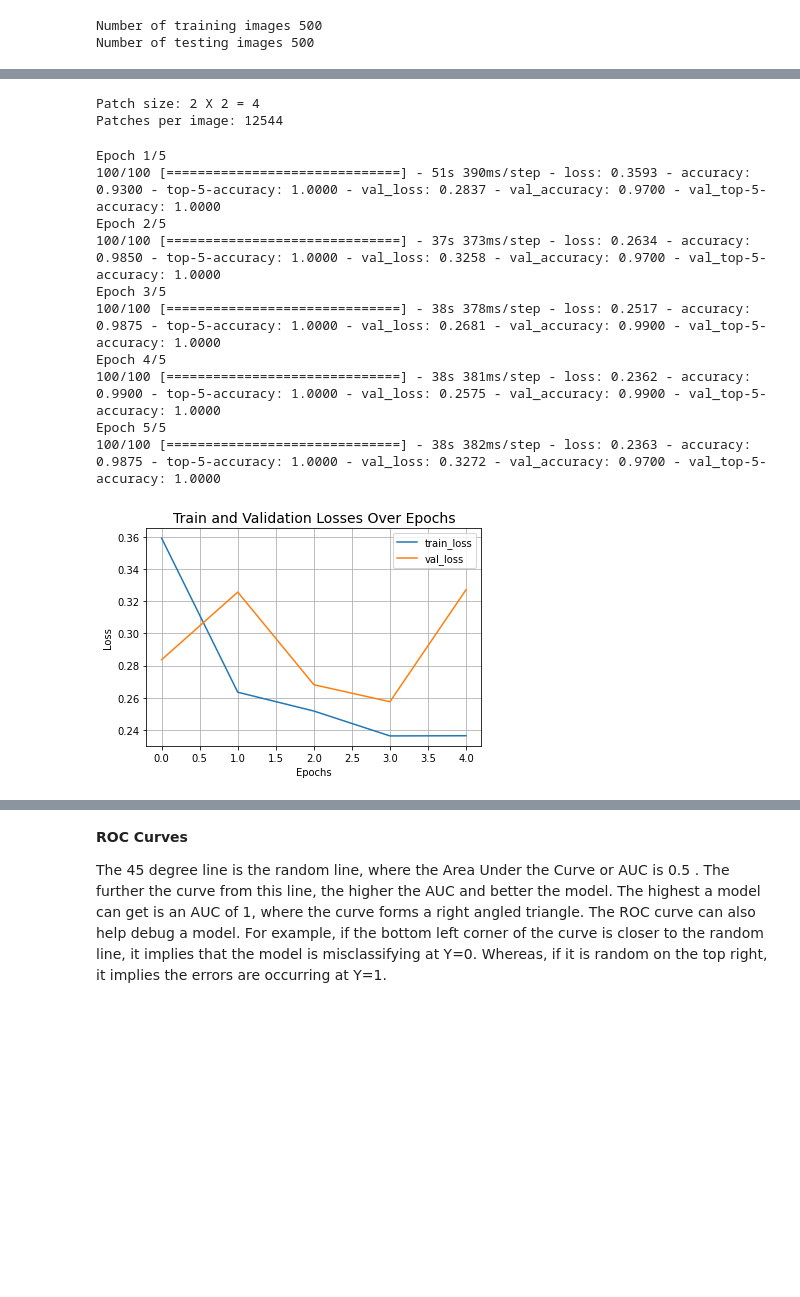
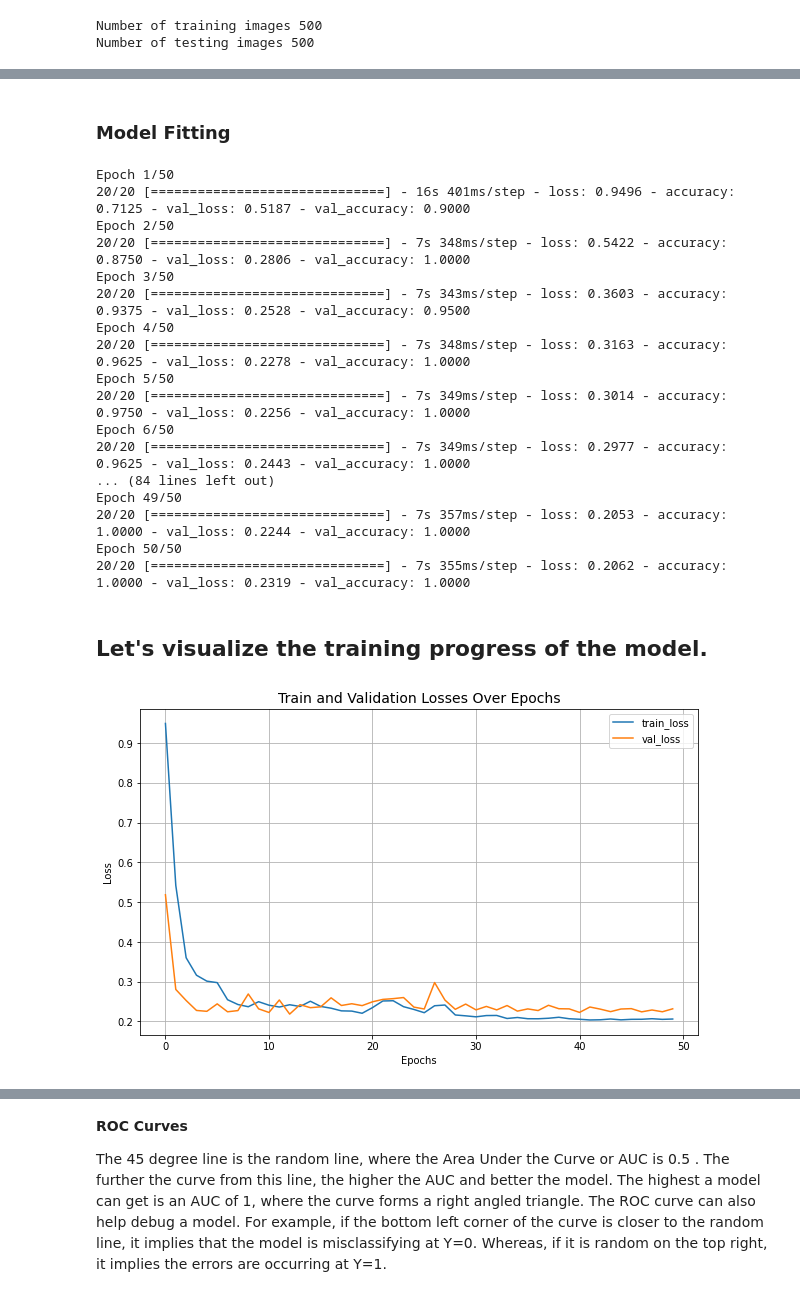
Before and after one commit to MHassaanButt/BreastCancerAI-DetectNet, a Jupyter notebook: breast-cancer-classification-using-external-attention-transformer.ipynb, the cells around one changed output, grey strips where cells are left out. Cells and saved outputs as stored; diff of their text form; code cells hidden in the pictures; blank space fills up the shorter version.

Commit message:
Kaggle Notebook | Breast Cancer Classification using EAT | Version 2

```diff
--- a/breast-cancer-classification-using-external-attention-transformer.ipynb
+++ b/breast-cancer-classification-using-external-attention-transformer.ipynb
@@ -451,25 +397,5 @@ BATCH_SIZE = 4
-# %%
-weight_decay = 0.0001
-learning_rate = 0.001
-label_smoothing = 0.1
-validation_split = 0.2
-batch_size = 128
-num_epochs = 50
-patch_size = 2  # Size of the patches to be extracted from the input images.
-num_patches = (input_shape[0] // patch_size) ** 2  # Number of patch
-embedding_dim = 64  # Number of hidden units.
-mlp_dim = 64
-dim_coefficient = 4
-num_heads = 4
-attention_dropout = 0.2
-projection_dropout = 0.2
-num_transformer_blocks = 8  # Number of repetitions of the transformer layer
-
-print(f"Patch size: {patch_size} X {patch_size} = {patch_size ** 2} ")
-print(f"Patches per image: {num_patches}")
-# %% [output]
-Patch size: 2 X 2 = 4
-Patches per image: 12544
+# %% [markdown]
+### Model Fitting
 # %%
 model = get_model(attention_type="external_attention")
 
@@ -479,43 +405,47 @@ model.compile(
         learning_rate=learning_rate, weight_decay=weight_decay
     ),
     metrics=[
-        keras.metrics.CategoricalAccuracy(name="accuracy"),
-        keras.metrics.TopKCategoricalAccuracy(5, name="top-5-accuracy"),
+        keras.metrics.CategoricalAccuracy(name="accuracy")
     ],
 )
 
-learn_control = ReduceLROnPlateau(monitor='val_acc', patience=5,
-                                  verbose=1,factor=0.2, min_lr=1e-7)
-
-filepath="/kaggle/working/best_checkpoint.hdf5"
-checkpoint = ModelCheckpoint(filepath, monitor='val_acc', verbose=1, save_best_only=True, mode='max')
-
-#Train Model
-history = model.fit_generator(
-    train_generator.flow(x_train, y_train, batch_size=BATCH_SIZE),
-    steps_per_epoch=x_train.shape[0] / BATCH_SIZE,
-    epochs=5,
-    validation_data=(x_val, y_val),
-    callbacks=[learn_control, checkpoint])
+history = model.fit(
+    x_train,
+    y_train,
+    batch_size=batch_size,
+    epochs=num_epochs,
+    validation_split=validation_split,
+)
 # %% [output]
-Epoch 1/5
-100/100 [==============================] - 51s 390ms/step - loss: 0.3593 - accuracy: 0.9300 - top-5-accuracy: 1.0000 - val_loss: 0.2837 - val_accuracy: 0.9700 - val_top-5-accuracy: 1.0000
-Epoch 2/5
-100/100 [==============================] - 37s 373ms/step - loss: 0.2634 - accuracy: 0.9850 - top-5-accuracy: 1.0000 - val_loss: 0.3258 - val_accuracy: 0.9700 - val_top-5-accuracy: 1.0000
-Epoch 3/5
-100/100 [==============================] - 38s 378ms/step - loss: 0.2517 - accuracy: 0.9875 - top-5-accuracy: 1.0000 - val_loss: 0.2681 - val_accuracy: 0.9900 - val_top-5-accuracy: 1.0000
-Epoch 4/5
-100/100 [==============================] - 38s 381ms/step - loss: 0.2362 - accuracy: 0.9900 - top-5-accuracy: 1.0000 - val_loss: 0.2575 - val_accuracy: 0.9900 - val_top-5-accuracy: 1.0000
-Epoch 5/5
-100/100 [==============================] - 38s 382ms/step - loss: 0.2363 - accuracy: 0.9875 - top-5-accuracy: 1.0000 - val_loss: 0.3272 - val_accuracy: 0.9700 - val_top-5-accuracy: 1.0000
+Epoch 1/50
+20/20 [==============================] - 16s 401ms/step - loss: 0.9496 - accuracy: 0.7125 - val_loss: 0.5187 - val_accuracy: 0.9000
+Epoch 2/50
+20/20 [==============================] - 7s 348ms/step - loss: 0.5422 - accuracy: 0.8750 - val_loss: 0.2806 - val_accuracy: 1.0000
+Epoch 3/50
+20/20 [==============================] - 7s 343ms/step - loss: 0.3603 - accuracy: 0.9375 - val_loss: 0.2528 - val_accuracy: 0.9500
+Epoch 4/50
+20/20 [==============================] - 7s 348ms/step - loss: 0.3163 - accuracy: 0.9625 - val_loss: 0.2278 - val_accuracy: 1.0000
+Epoch 5/50
+20/20 [==============================] - 7s 349ms/step - loss: 0.3014 - accuracy: 0.9750 - val_loss: 0.2256 - val_accuracy: 1.0000
+Epoch 6/50
+20/20 [==============================] - 7s 349ms/step - loss: 0.2977 - accuracy: 0.9625 - val_loss: 0.2443 - val_accuracy: 1.0000
+... (84 lines left out)
+Epoch 49/50
+20/20 [==============================] - 7s 357ms/step - loss: 0.2053 - accuracy: 1.0000 - val_loss: 0.2244 - val_accuracy: 1.0000
+Epoch 50/50
+20/20 [==============================] - 7s 355ms/step - loss: 0.2062 - accuracy: 1.0000 - val_loss: 0.2319 - val_accuracy: 1.0000
+# %% [markdown]
+## Let's visualize the training progress of the model.
 # %%
+plt.figure(figsize=(10,6))
 plt.plot(history.history["loss"], label="train_loss")
 plt.plot(history.history["val_loss"], label="val_loss")
 plt.xlabel("Epochs")
 plt.ylabel("Loss")
 plt.title("Train and Validation Losses Over Epochs", fontsize=14)
 plt.legend()
 plt.grid()
+plt.savefig('ETA_val_loss_acc_graph.png', dpi=500)
 plt.show()
 # %% [output]
-[figure, old version]
+[figure, new version]
```
Also changed, not shown: parts of 44 cells of this notebook.
